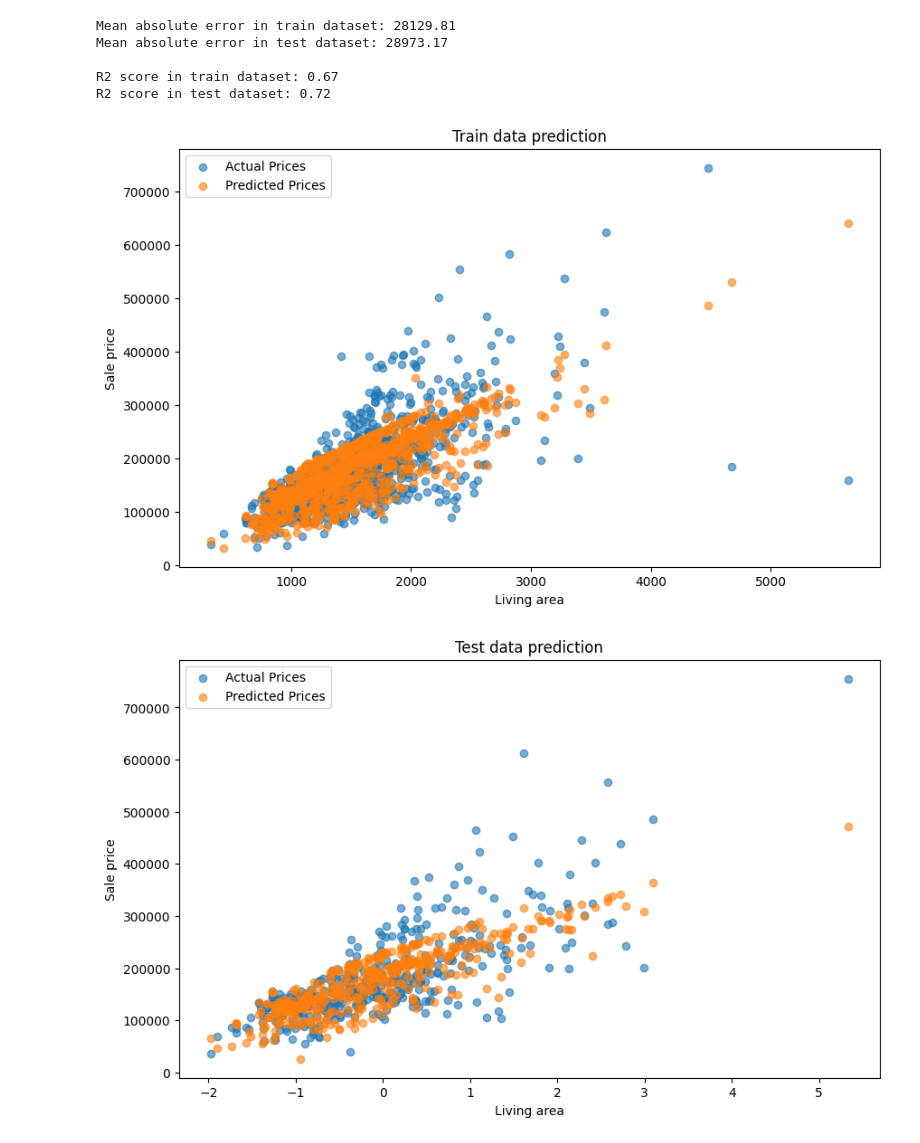
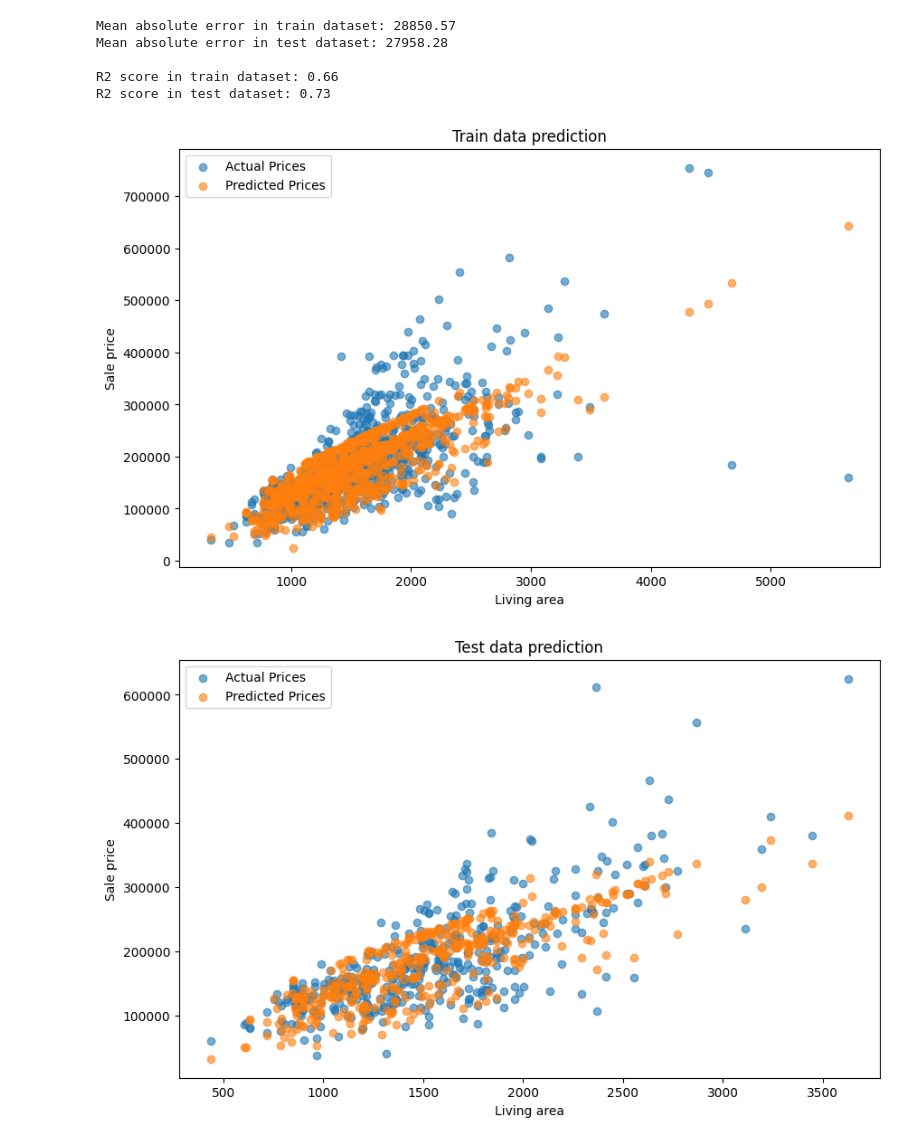
Before and after one commit to dineshsinghbisht/masterdegree, a Jupyter notebook: exercises/machinelearning/ex2.ipynb, the cells around one changed output. Saved outputs shown, nothing was run; the diff lists cells and outputs as text; code cells hidden in the pictures.

```diff
--- a/exercises/machinelearning/ex2.ipynb
+++ b/exercises/machinelearning/ex2.ipynb
@@ -21,7 +21,7 @@ categorical_cols = ["HouseStyle"]
 # Convert categorical feature (HouseStyle) to dummy variables (drop first to avoid multi-collinearity)
 dummies_categorical_df = pd.get_dummies(df[categorical_cols], dtype=int, drop_first=True)
 
-# # Find distribution of each dummy columns
+# # Find distribution of each dummy columns to identiy noise
 # print(dummies_categorical_df.apply(pd.value_counts))
 # print(dummies_categorical_df.sum().sort_values(ascending=False))
 
@@ -41,8 +41,8 @@ scaled_numeric_df = pd.DataFrame(scaled_numeric, columns=numeric_cols, index=df.
 X = pd.concat([scaled_numeric_df, dummies_categorical_df], axis=1)
 y = df["SalePrice"]
 
-# Split data into train (70%) and test (30%) sets, random_state parameter makes the random split reproducible
-X_train, X_test, y_train, y_test = train_test_split(X, y, test_size=0.3, random_state=42)
+# Split data into train (70%) and test (30%) sets randomly
+X_train, X_test, y_train, y_test = train_test_split(X, y, test_size=0.3)
 
 # Train the linear regression model on the training dataset
 linreg_model = LinearRegression()
@@ -52,9 +52,13 @@ linreg_model.fit(X_train, y_train)
 prediction_train = linreg_model.predict(X_train)
 prediction_test = linreg_model.predict(X_test)
 
+
 X_train_cont = scaler.inverse_transform(X_train.iloc[:, 0:3])
 X_train_cont_df = pd.DataFrame(X_train_cont, columns=numeric_cols, index=X_train.index)
 X_train = pd.concat([X_train_cont_df, X_train.iloc[:, 3:]], axis=1)
+X_test_cont = scaler.inverse_transform(X_test.iloc[:, 0:3])
+X_test_cont_df = pd.DataFrame(X_test_cont, columns=numeric_cols, index=X_test.index)
+X_test = pd.concat([X_test_cont_df, X_test.iloc[:, 3:]], axis=1)
 
 # Evaluate and display model accuracy with Mean Absolute Error for both train and test datasets
 print(f"Mean absolute error in train dataset: {mean_absolute_error(y_train, prediction_train):.2f}")
@@ -72,36 +76,36 @@ plt.title("Train data prediction")
 plt.xlabel("Living area")
 plt.ylabel("Sale price")
 plt.legend(loc="upper left")
 plt.show()
 
 # Plot predictions vs actuals on test dataset
 plt.figure(figsize=(10, 6))
 plt.scatter(X_test["GrLivArea"], y_test, label="Actual Prices", alpha=0.6)
 plt.scatter(X_test["GrLivArea"], prediction_test, label="Predicted Prices", alpha=0.6)
 plt.title("Test data prediction")
 plt.xlabel("Living area")
 plt.ylabel("Sale price")
 plt.legend(loc="upper left")
 plt.show()
 
 # Get regression coefficients of the trained model
 features_importance = linreg_model.coef_
 
 # Create a list of all feature names corresponding to model coefficients
 features = numeric_cols
 for col in dummies_categorical_df.columns:
     features.append(col)
 
 # Plot relative feature importance using absolute regression coefficients
 plt.figure(figsize=(10, 6))
 plt.barh(features, features_importance)
 plt.title("features importance (regression coefficients)")
 plt.show()
 # %% [output]
-Mean absolute error in train dataset: 28129.81
-Mean absolute error in test dataset: 28973.17
+Mean absolute error in train dataset: 28850.57
+Mean absolute error in test dataset: 27958.28
 
-R2 score in train dataset: 0.67
-R2 score in test dataset: 0.72
+R2 score in train dataset: 0.66
+R2 score in test dataset: 0.73
-[figure, old version]
+[figure, new version]
-[figure, old version]
+[figure, new version]
```
Also changed, not shown: parts of 1 cell of this notebook, 2 other files.
